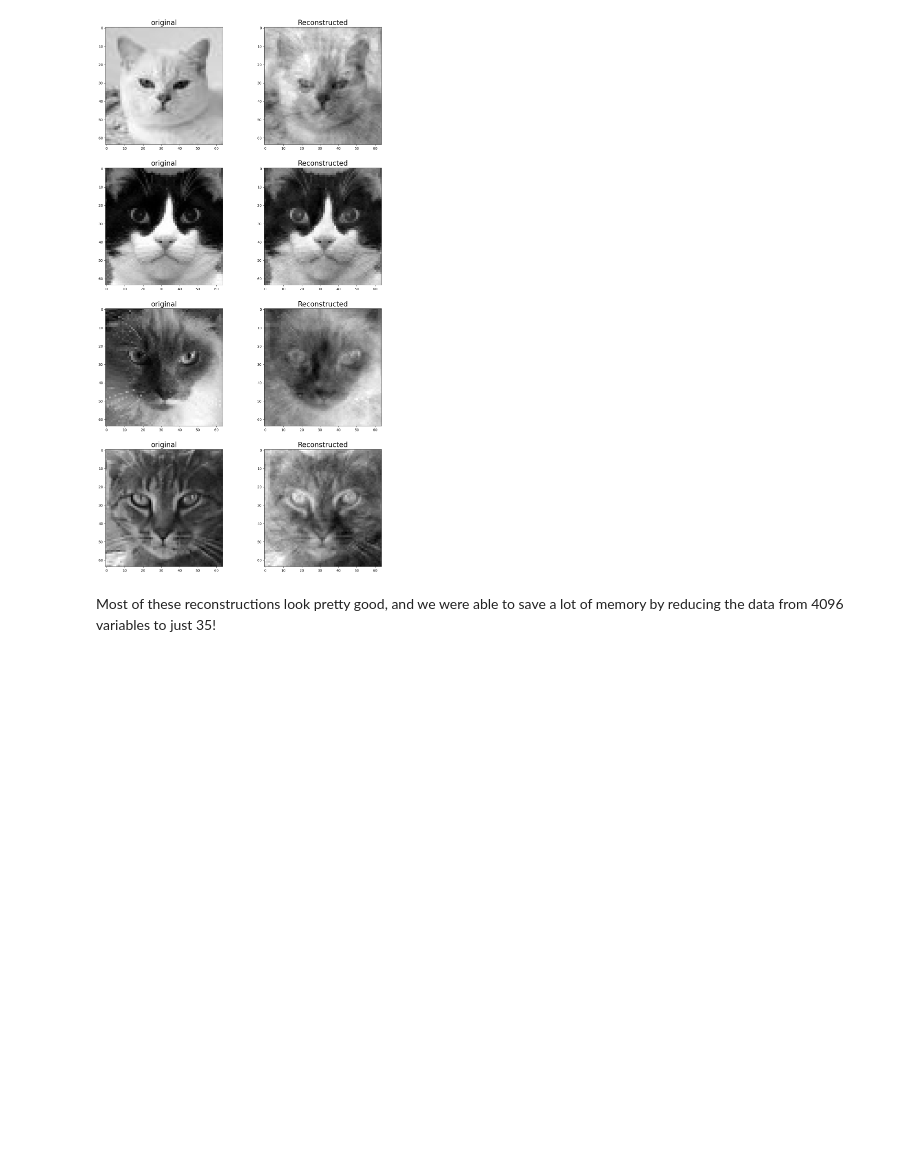
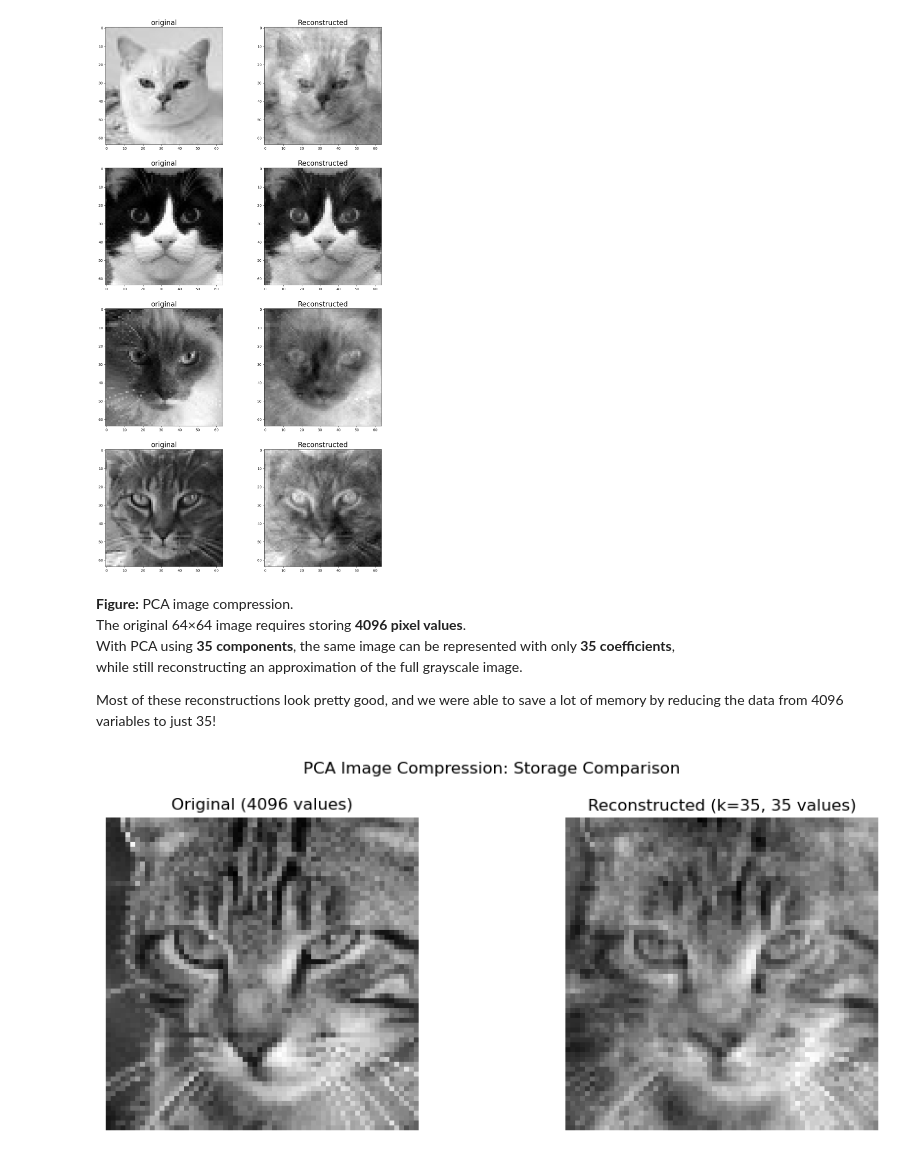
Before and after one commit to Shreyas-phys/MLProjects, a Jupyter notebook: PCA/PCA_for_image_compression.ipynb, the cells around one changed output. Drawn from its saved outputs; the diff is of its cells as text; code cells hidden in the pictures; blank space fills up the shorter version.

```diff
--- a/PCA/PCA_for_image_compression.ipynb
+++ b/PCA/PCA_for_image_compression.ipynb
@@ -691,4 +691,40 @@ ax[3,1].set_title('Reconstructed', size=20)
 Text(0.5, 1.0, 'Reconstructed')
 [figure]
 # %% [markdown]
+ **Figure:** PCA image compression.
+The original 64×64 image requires storing **4096 pixel values**.
+With PCA using **35 components**, the same image can be represented with only **35 coefficients**,
+while still reconstructing an approximation of the full grayscale image.
+
 Most of these reconstructions look pretty good, and we were able to save a lot of memory by reducing the data from 4096 variables to just 35!
+# %%
+# Pick one image
+img_id = 6
+mean_img = np.mean(imgs_flatten, axis=0)
+
+original = X[img_id].reshape(64, 64) + mean_img.reshape(64, 64)
+
+# Reconstruct using k components
+k = 35
+V_k = eigenvecs[:, :k]
+Xred_k = X @ V_k
+Xrec_k = Xred_k @ V_k.T
+reconstructed = Xrec_k[img_id].reshape(64, 64) + mean_img.reshape(64, 64)
+
+# Plot with storage info in titles
+fig, ax = plt.subplots(1, 2, figsize=(10,4))
+
+ax[0].imshow(original, cmap='gray')
+ax[0].set_title(f"Original (4096 values)")
+ax[0].axis("off")
+
+ax[1].imshow(reconstructed, cmap='gray')
+ax[1].set_title(f"Reconstructed (k={k}, {k} values)")
+ax[1].axis("off")
+
+plt.suptitle("PCA Image Compression: Storage Comparison")
+plt.tight_layout()
+plt.savefig("pca_compression_example.png")
+plt.show()
+# %% [output]
+[figure, added]
```
Also changed, not shown: 1 other file.
